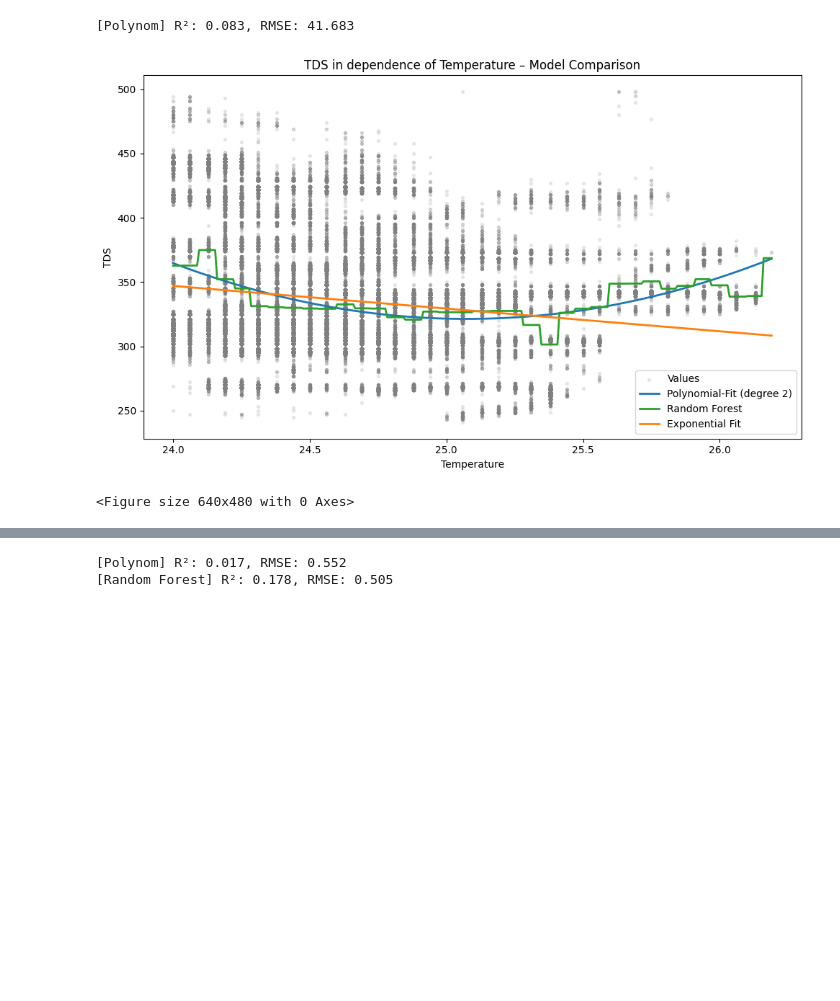
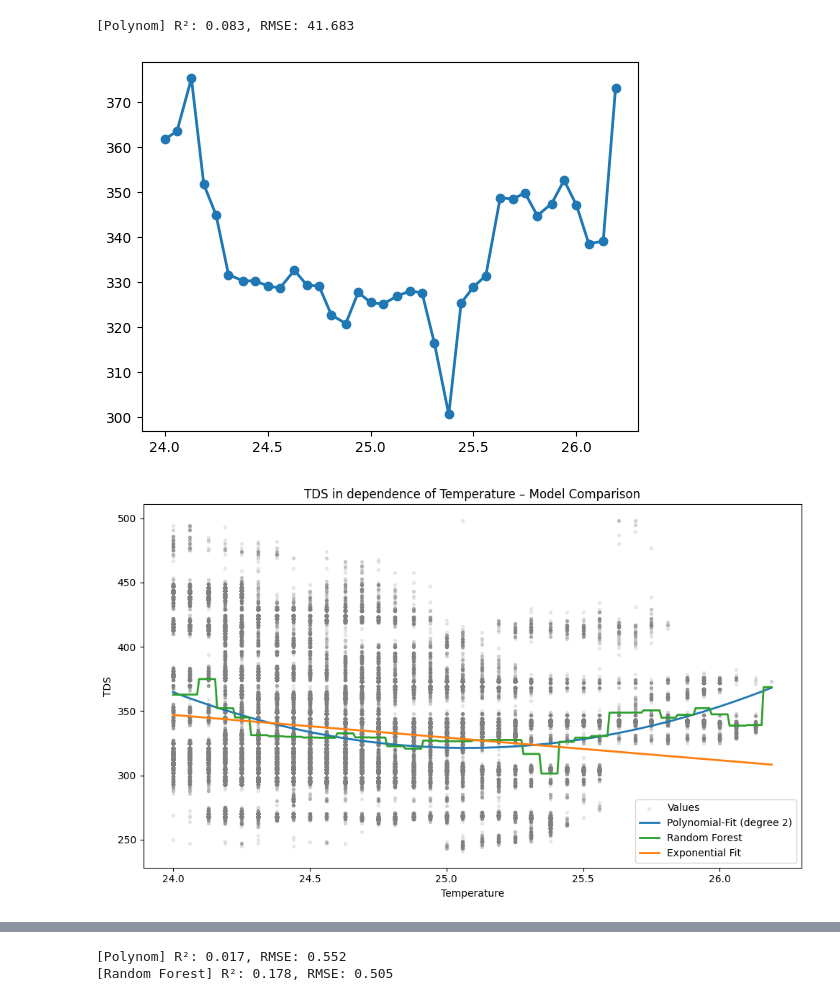
Before and after one commit to jakobpeerkrolla/VRO-Project, a Jupyter notebook: notebooks/05_prediction_models.ipynb, the cells around one changed output, grey strips where cells are left out. Drawn from its saved outputs; the diff is of its cells as text; code cells hidden in the pictures; blank space fills up the shorter version.

```diff
--- a/notebooks/05_prediction_models.ipynb
+++ b/notebooks/05_prediction_models.ipynb
@@ -510,26 +510,39 @@ except RuntimeError:
     has_exp = False
 # %%
 # Plotting the predictions
+tds_mean = df.groupby("water_temp")["TDS"].mean().reset_index()
+
+plt.plot(
+    tds_mean["water_temp"],
+    tds_mean["TDS"],
+    marker="o",
+    linewidth=2,
+    label="Ø TDS je Temperatur"
+)
 
 fig, ax = plt.subplots(figsize=(10, 6))
 ax.scatter(X, y, alpha=0.15, s=8, color="gray", label="Values")
 ax.plot(T_range, TDS_pred_poly, color="tab:blue", linewidth=2, label=f"Polynomial-Fit (degree {degree})")
 ax.plot(T_range, TDS_pred_rf, color="tab:green", linewidth=2, label="Random Forest")
+
+
+
 if has_exp:
     ax.plot(T_range, TDS_pred_exp, color="tab:orange", linewidth=2, label="Exponential Fit")
 ax.set_xlabel("Temperature")
 ax.set_ylabel("TDS")
 ax.set_title("TDS in dependence of Temperature – Model Comparison")
 ax.legend()
 fig.tight_layout()
-plt.show()
 
 
 output_fig_path = os.path.join("/Users/jakobsmacncheese/Desktop/ISU/VRO-Project/results/figures/predictions", "TDS_prediction_models_comparison.png")
 plt.savefig(output_fig_path, dpi=300)
+
+plt.show()
 # %% [output]
-[figure, old version]
+[figure, new version]
-<Figure size 640x480 with 0 Axes>
+[figure, added]
 # %%
 # same aprroach for pH prediction based on water temperature
 
```
Also changed, not shown: parts of 1 cell of this notebook, 1 other file.
